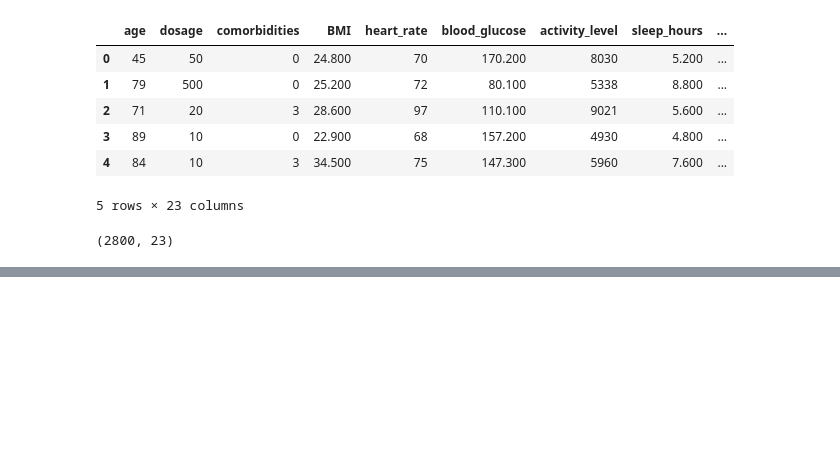
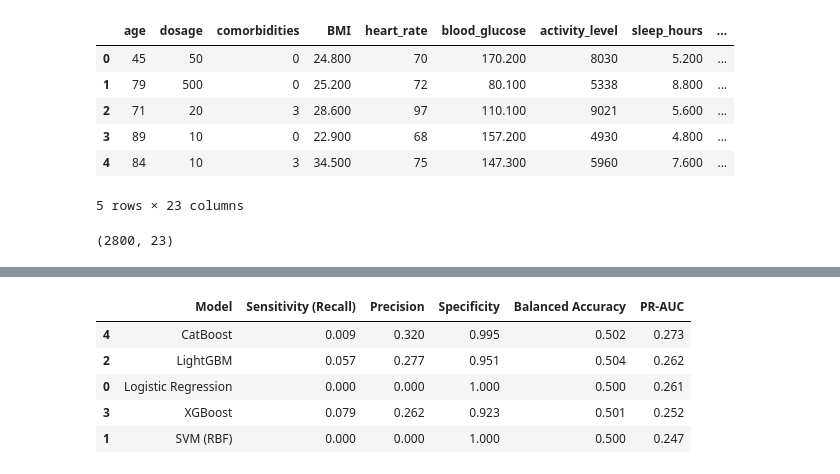
Before and after one commit to Riskyduha/Improving-Machine-Learning-Model-Performance-for-Patient-Non-Adherence-Prediction, a Jupyter notebook: main.ipynb, the cells around one changed output, grey strips where cells are left out. Cells and saved outputs as stored; diff of their text form; code cells hidden in the pictures; blank space fills up the shorter version.

```diff
--- a/main.ipynb
+++ b/main.ipynb
@@ -1270,0 +266,31 @@ plt.show()
+# %%
+models = {
+
+    "Logistic Regression": LogisticRegression(
+        max_iter=1000,
+        random_state=42
+    ),
+
+    "SVM (RBF)": SVC(
+        kernel='rbf',
+        probability=True,
+        random_state=42
+    ),
+
+    "LightGBM": LGBMClassifier(
+        random_state=42
+    ),
+
+    "XGBoost": XGBClassifier(
+        use_label_encoder=False,
+        eval_metric='logloss',
+        random_state=42
+    ),
+
+    "CatBoost": CatBoostClassifier(
+        verbose=0,
+        random_state=42
+    )
+}
+
+results = []
@@ -1270,0 +358,18 @@ plt.show()
+# %%
+baseline_df = pd.DataFrame(results, columns=[
+    "Model",
+    "Sensitivity (Recall)",
+    "Precision",
+    "Specificity",
+    "Balanced Accuracy",
+    "PR-AUC"
+])
+
+baseline_df.sort_values(by="PR-AUC", ascending=False)
+# %% [output]
+|  | Model | Sensitivity (Recall) | Precision | Specificity | Balanced Accuracy | PR-AUC |
+| 4 | CatBoost | 0.009 | 0.320 | 0.995 | 0.502 | 0.273 |
+| 2 | LightGBM | 0.057 | 0.277 | 0.951 | 0.504 | 0.262 |
+| 0 | Logistic Regression | 0.000 | 0.000 | 1.000 | 0.500 | 0.261 |
+| 3 | XGBoost | 0.079 | 0.262 | 0.923 | 0.501 | 0.252 |
+| 1 | SVM (RBF) | 0.000 | 0.000 | 1.000 | 0.500 | 0.247 |
```
Also changed, not shown: parts of 68 cells of this notebook, 4 other files.
